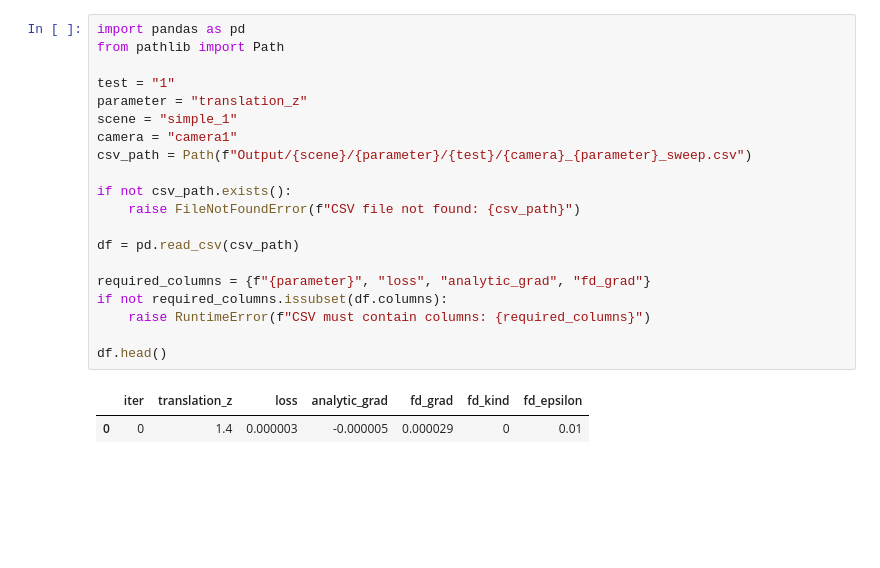
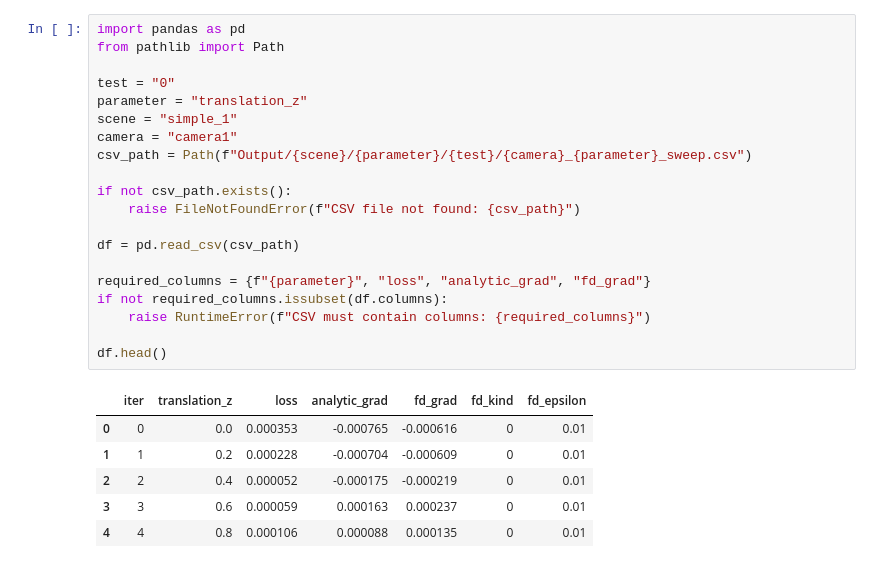
Before and after one commit to M-Gjerde/DifferentiablePointRendering, a Jupyter notebook: python/finite_difference/notebook_scatter.ipynb, the cells around one changed output. Saved outputs shown, nothing was run; the diff lists cells and outputs as text; blank space fills up the shorter version.

```diff
--- a/python/finite_difference/notebook_scatter.ipynb
+++ b/python/finite_difference/notebook_scatter.ipynb
@@ -1,26 +1,30 @@
 # %%
 import pandas as pd
 from pathlib import Path
 
-test = "1"
+test = "0"
 parameter = "translation_z"
 scene = "simple_1"
 camera = "camera1"
 csv_path = Path(f"Output/{scene}/{parameter}/{test}/{camera}_{parameter}_sweep.csv")
 
 if not csv_path.exists():
     raise FileNotFoundError(f"CSV file not found: {csv_path}")
 
 df = pd.read_csv(csv_path)
 
 required_columns = {f"{parameter}", "loss", "analytic_grad", "fd_grad"}
 if not required_columns.issubset(df.columns):
     raise RuntimeError(f"CSV must contain columns: {required_columns}")
 
 df.head()
 # %% [output]
 |  | iter | translation_z | loss | analytic_grad | fd_grad | fd_kind | fd_epsilon |
-| 0 | 0 | 1.4 | 0.000003 | -0.000005 | 0.000029 | 0 | 0.01 |
+| 0 | 0 | 0.0 | 0.000353 | -0.000765 | -0.000616 | 0 | 0.01 |
+| 1 | 1 | 0.2 | 0.000228 | -0.000704 | -0.000609 | 0 | 0.01 |
+| 2 | 2 | 0.4 | 0.000052 | -0.000175 | -0.000219 | 0 | 0.01 |
+| 3 | 3 | 0.6 | 0.000059 | 0.000163 | 0.000237 | 0 | 0.01 |
+| 4 | 4 | 0.8 | 0.000106 | 0.000088 | 0.000135 | 0 | 0.01 |
 # %%
 import matplotlib.pyplot as plt
 
```
Also changed, not shown: parts of 5 cells of this notebook, 10 other files.
